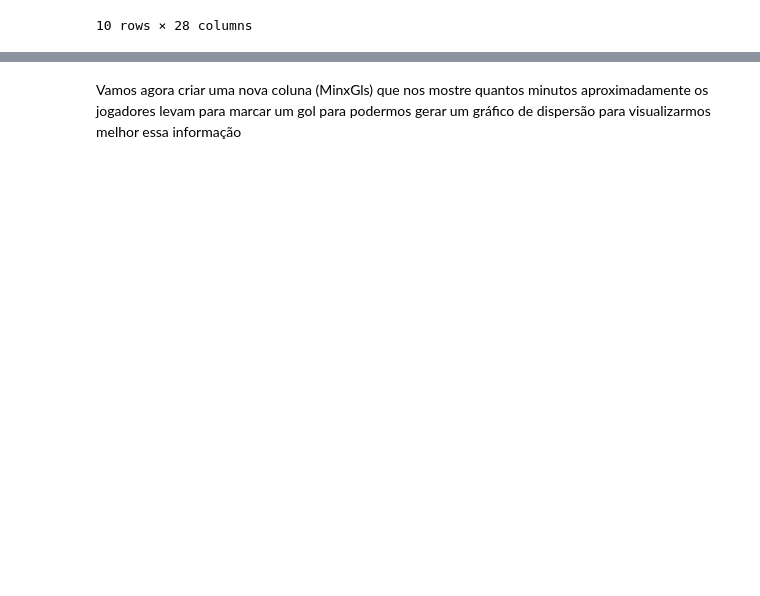
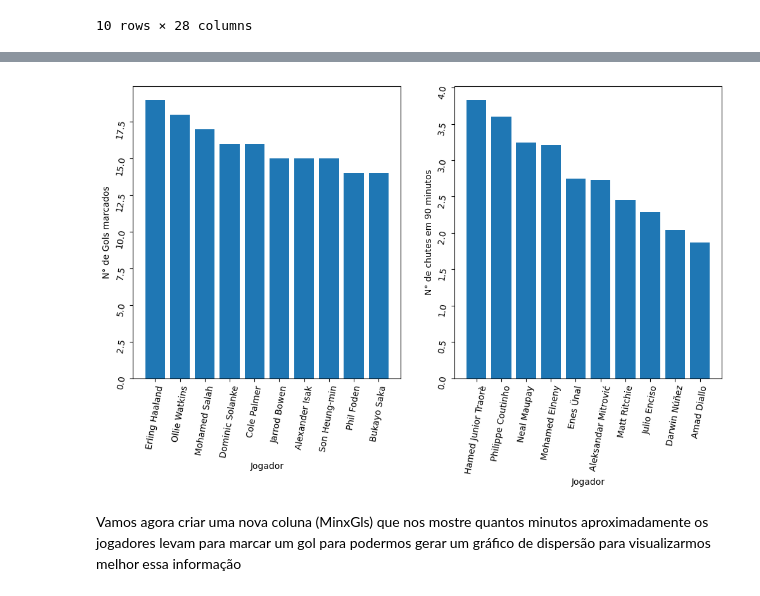
Before and after one commit to raveljalmeida/data-science, a Jupyter notebook: Documents/Projetos/Análise de Dados/github/Análise Premiere League/Trabalho.ipynb, the cells around one changed output, grey strips where cells are left out. Drawn from its saved outputs; the diff is of its cells as text; code cells hidden in the pictures; blank space fills up the shorter version.

Commit message:
Gráficos dos jogadores gerados

```diff
--- a/Documents/Projetos/Análise de Dados/github/Análise Premiere League/Trabalho.ipynb
+++ b/Documents/Projetos/Análise de Dados/github/Análise Premiere League/Trabalho.ipynb
@@ -82,0 +75,7 @@ plt.show()
+# %%
+top10Sh = dfFilter.sort_values(by='SoT/90', ascending=False)
+top10Sh = top10Sh[top10Sh['Player']!='Aymeric Laporte']
+top10Sh = top10Sh.head(10)
+top10ShColumns = ['Player','SoT/90', 'Gls', 'Pos', '90s']
+top10Sh = top10Sh[top10ShColumns]
+top10Sh
@@ -83,3 +94,19 @@ plt.show()
+# %%
+fig, axs = plt.subplots(1, 2, figsize=(12,6))
+
+axs[0].bar(top10Gls['Player'],top10Gls['Gls'])
+axs[0].set_xlabel('Jogador')
+axs[0].set_ylabel('N° de Gols marcados')
+axs[0].tick_params(rotation=80)
+
+axs[1].bar(top10Sh['Player'],top10Sh['SoT/90'])
+axs[1].set_xlabel('Jogador')
+axs[1].set_ylabel('N° de chutes em 90 minutos')
+axs[1].tick_params(rotation=80)
+
+plt.show()
+# %% [output]
+[figure, added]
 # %% [markdown]
 Vamos agora criar uma nova coluna (MinxGls) que nos mostre quantos minutos aproximadamente os jogadores levam para marcar um gol para podermos gerar um gráfico de dispersão para visualizarmos melhor essa informação
 # %%
```
Also changed, not shown: parts of 6 cells of this notebook.
